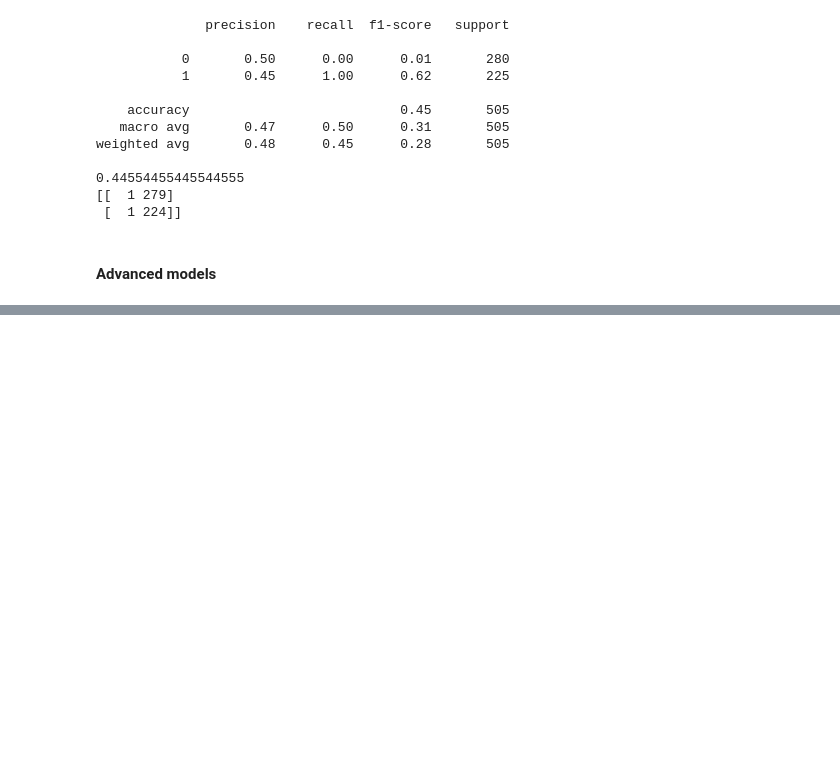
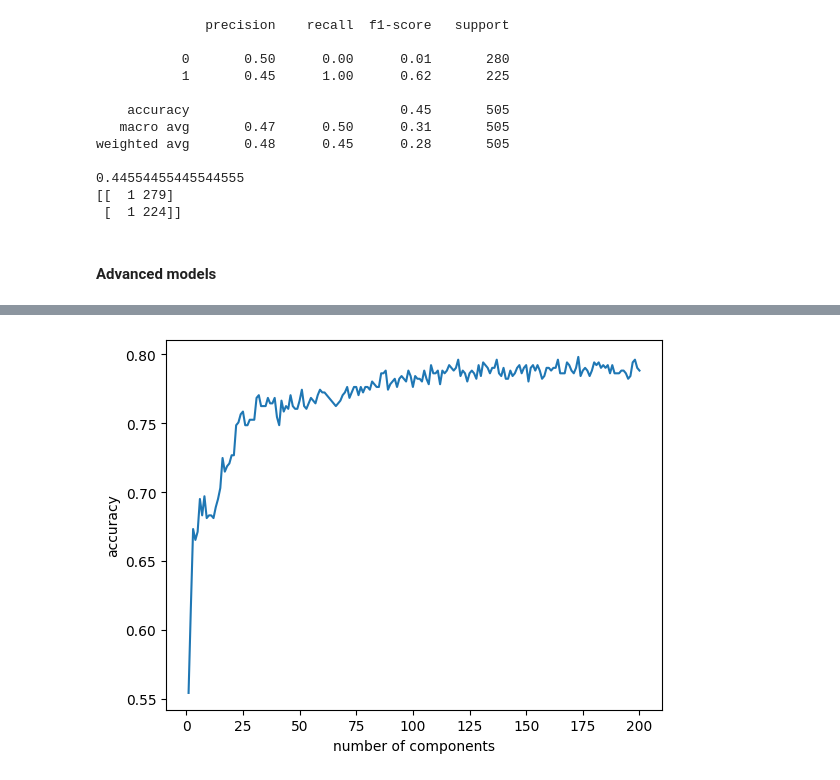
Before and after one commit to dariomesic/AIPT, a Jupyter notebook: projekt/Understanding and fighting bullying with machine learning.ipynb, the cells around one changed output, grey strips where cells are left out. Drawn from its saved outputs; the diff is of its cells as text; code cells hidden in the pictures; blank space fills up the shorter version.

```diff
--- a/projekt/Understanding and fighting bullying with machine learning.ipynb
+++ b/projekt/Understanding and fighting bullying with machine learning.ipynb
@@ -476,0 +812,42 @@ weighted avg       0.48      0.45      0.28       505
+# %%
+num_of_components = [i for i in range(1,201)]
+num_of_components.append(300)
+num_of_components.append(500)
+num_of_components.append(750)
+num_of_components.append(1024)
+
+accuracies = []
+f1_scores = []
+
+for num in num_of_components:
+    pca = PCA(n_components=num)
+    principal_components = pca.fit_transform(condensed_vector)
+
+    train_size = int(0.8 * len(principal_components))
+    x_train_bertweet_pca = principal_components[0:train_size]
+    x_test_bertweet_pca = principal_components[train_size:]
+
+    y_train_bertweet_pca = y[0:train_size]
+    y_test_bertweet_pca = y[train_size:]
+
+    clf_bertweet_pca = LogisticRegression(random_state=0).fit(x_train_bertweet_pca, y_train_bertweet_pca)
+    y_pred_bertweet_pca_logreg = clf_bertweet_pca.predict(x_test_bertweet_pca)
+
+    accuracy = accuracy_score(y_test_bertweet_pca, y_pred_bertweet_pca_logreg)
+    accuracies.append(accuracy)
+#     print(y_test_bertweet_pca)
+#     print(y_pred_bertweet_pca_logreg)
+    f1 = f1_score(y_test_bertweet_pca, y_pred_bertweet_pca_logreg,pos_label="y")
+    f1_scores.append(f1)
+#     print("Number of components:",num)
+
+#     print(classification_report(y_test_bertweet_pca, y_pred_bertweet_pca_logreg))
+#     print(accuracy_score(y_test_bertweet_pca, y_pred_bertweet_pca_logreg))
+#     print(confusion_matrix(y_test_bertweet_pca, y_pred_bertweet_pca_logreg))
+# %%
+plt.plot(num_of_components[:len(accuracies) - 4],accuracies[:len(accuracies) - 4])
+plt.xlabel('number of components')
+plt.ylabel('accuracy')
+plt.show()
+# %% [output]
+[figure, added]
```
Also changed, not shown: parts of 55 cells of this notebook.
